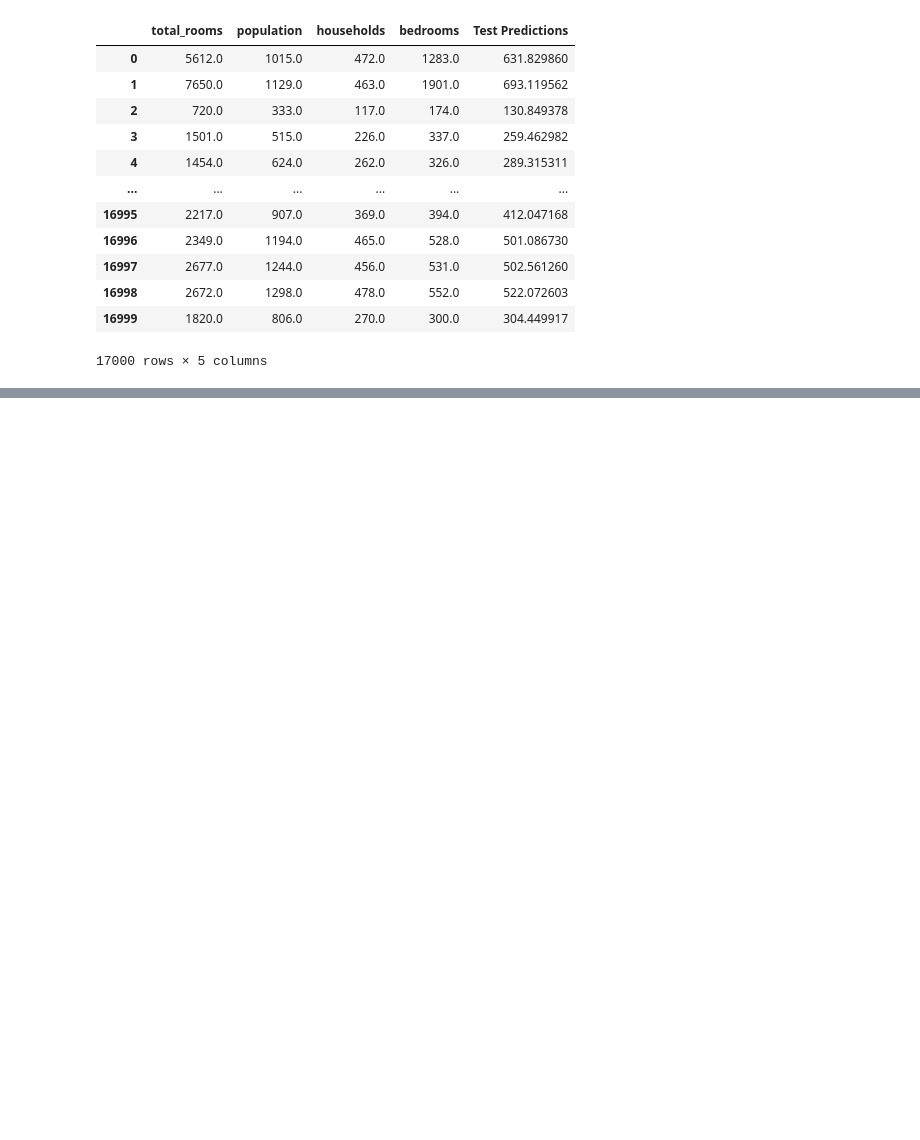
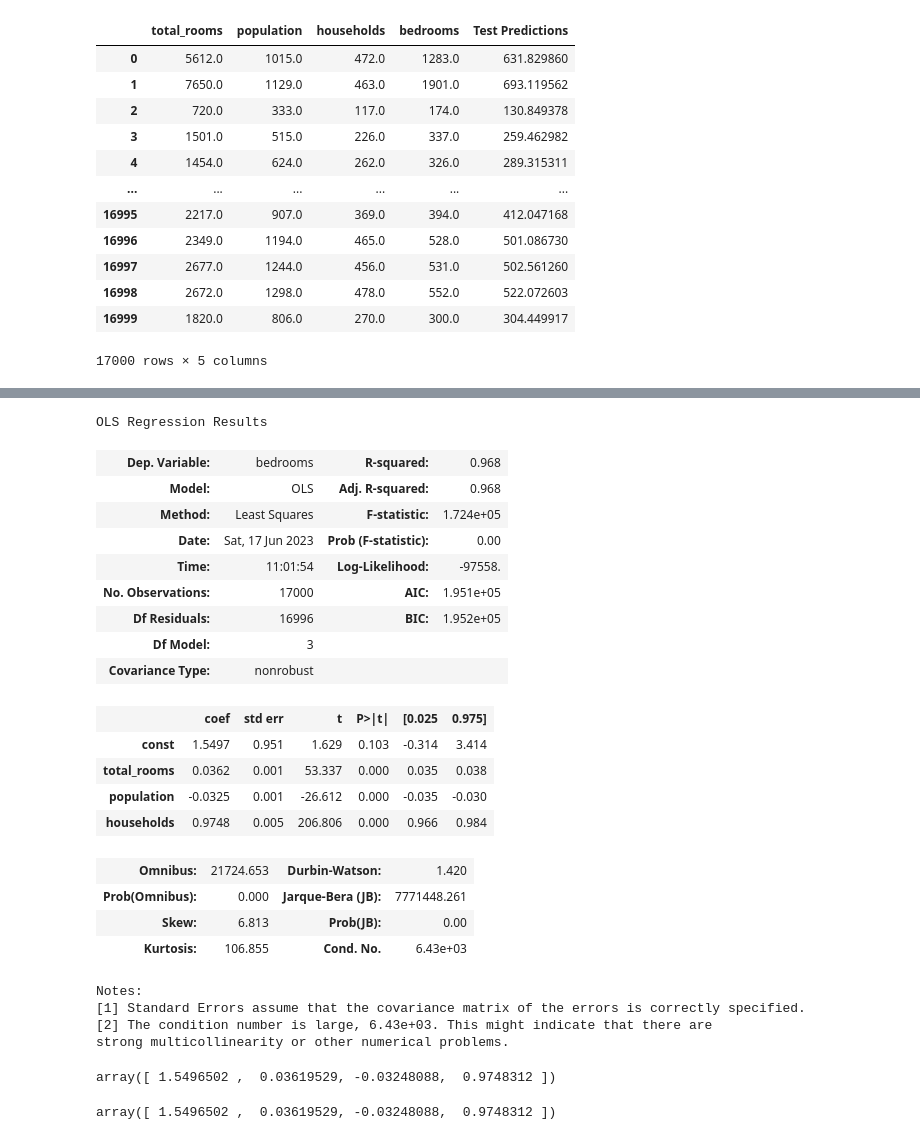
Before and after one commit to nafissaad/Tutorial1, a Jupyter notebook: Tutorial/Math/Regression code from Scatch/Multiple Linear Regression/Untitled.ipynb, the cells around one changed output, grey strips where cells are left out. Saved outputs shown, nothing was run; the diff lists cells and outputs as text; code cells hidden in the pictures; blank space fills up the shorter version.

```diff
--- a/Tutorial/Math/Regression code from Scatch/Multiple Linear Regression/Untitled.ipynb
+++ b/Tutorial/Math/Regression code from Scatch/Multiple Linear Regression/Untitled.ipynb
@@ -147,0 +164,37 @@ mean_absolute_error(df['Test Predictions'],y_train)
+# %%
+import statsmodels.api as sm
+model=sm.OLS(df['bedrooms'],sm.add_constant(df[['total_rooms','population','households']]),hasconst=True)
+results=model.fit()
+results.summary()
+# %% [output]
+OLS Regression Results
+| Dep. Variable: | bedrooms | R-squared: | 0.968 |
+| Model: | OLS | Adj. R-squared: | 0.968 |
+| Method: | Least Squares | F-statistic: | 1.724e+05 |
+| Date: | Sat, 17 Jun 2023 | Prob (F-statistic): | 0.00 |
+| Time: | 11:01:54 | Log-Likelihood: | -97558. |
+| No. Observations: | 17000 | AIC: | 1.951e+05 |
+| Df Residuals: | 16996 | BIC: | 1.952e+05 |
+| Df Model: | 3 |  |  |
+| Covariance Type: | nonrobust |  |  |
+|  | coef | std err | t | P>|t| | [0.025 | 0.975] |
+| const | 1.5497 | 0.951 | 1.629 | 0.103 | -0.314 | 3.414 |
+| total_rooms | 0.0362 | 0.001 | 53.337 | 0.000 | 0.035 | 0.038 |
+| population | -0.0325 | 0.001 | -26.612 | 0.000 | -0.035 | -0.030 |
+| households | 0.9748 | 0.005 | 206.806 | 0.000 | 0.966 | 0.984 |
+| Omnibus: | 21724.653 | Durbin-Watson: | 1.420 |
+| Prob(Omnibus): | 0.000 | Jarque-Bera (JB): | 7771448.261 |
+| Skew: | 6.813 | Prob(JB): | 0.00 |
+| Kurtosis: | 106.855 | Cond. No. | 6.43e+03 |
+Notes:
+[1] Standard Errors assume that the covariance matrix of the errors is correctly specified.
+[2] The condition number is large, 6.43e+03. This might indicate that there are
+strong multicollinearity or other numerical problems.
+# %%
+np.array(results.params)
+# %% [output]
+array([ 1.5496502 ,  0.03619529, -0.03248088,  0.9748312 ])
+# %%
+get_best_model(X_train,y_train)
+# %% [output]
+array([ 1.5496502 ,  0.03619529, -0.03248088,  0.9748312 ])
```
Also changed, not shown: parts of 4 cells of this notebook.
